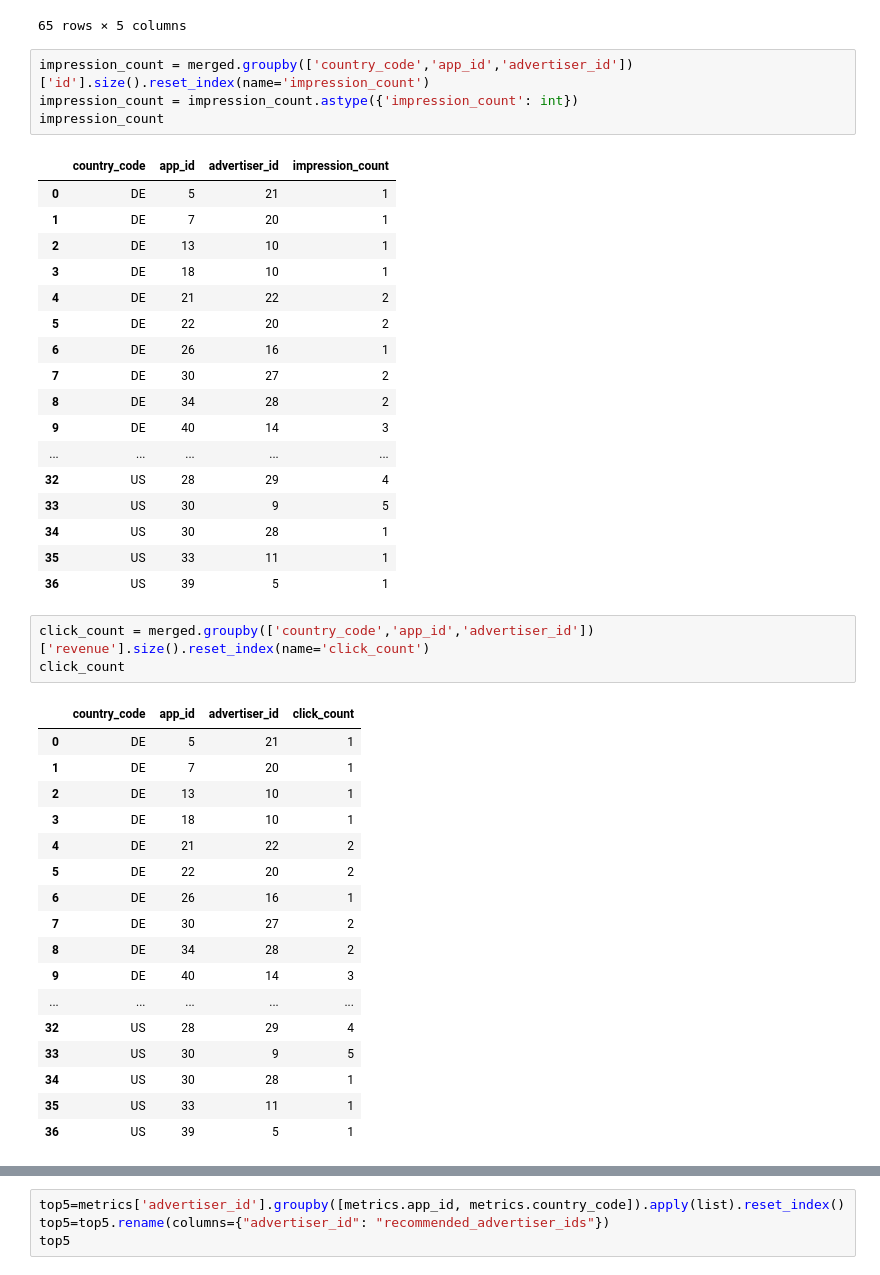
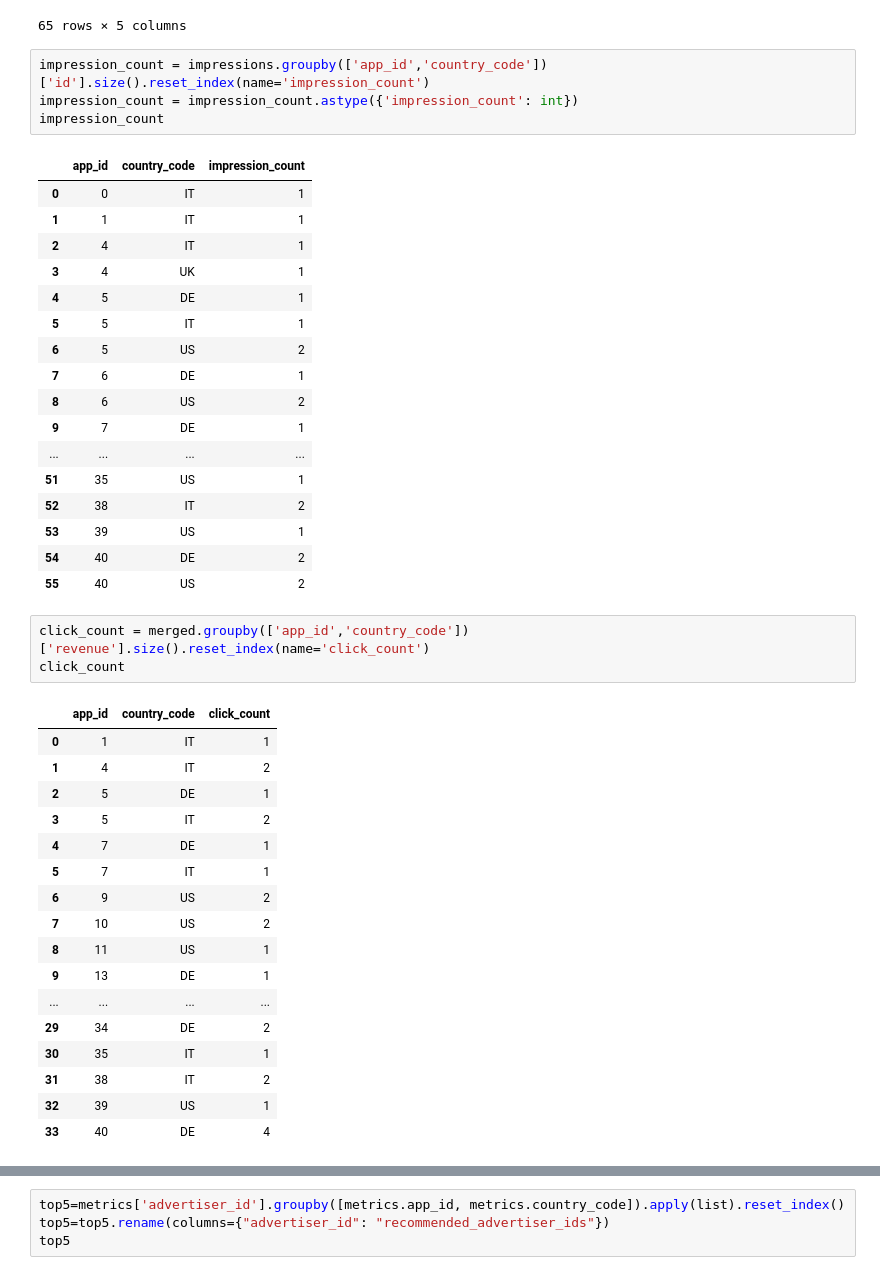
Before and after one commit to eyamini/Verve-Top-Advertisers, a Jupyter notebook: Merged.ipynb, the cells around one changed output, grey strips where cells are left out. Saved outputs shown, nothing was run; the diff lists cells and outputs as text.

```diff
--- a/Merged.ipynb
+++ b/Merged.ipynb
@@ -66,46 +70,46 @@ merged
 | 64 | 1 | 7 | IT | af2c2db3-c854-423e-a940-97b0b90743f2 | 2.290030 |
 65 rows × 5 columns
 # %%
-impression_count = merged.groupby(['country_code','app_id','advertiser_id'])['id'].size().reset_index(name='impression_count')
+impression_count = impressions.groupby(['app_id','country_code'])['id'].size().reset_index(name='impression_count')
 impression_count = impression_count.astype({'impression_count': int})
 impression_count
 # %% [output]
-|  | country_code | app_id | advertiser_id | impression_count |
-| 0 | DE | 5 | 21 | 1 |
-| 1 | DE | 7 | 20 | 1 |
-| 2 | DE | 13 | 10 | 1 |
-| 3 | DE | 18 | 10 | 1 |
-| 4 | DE | 21 | 22 | 2 |
-| 5 | DE | 22 | 20 | 2 |
-| 6 | DE | 26 | 16 | 1 |
-| 7 | DE | 30 | 27 | 2 |
-| 8 | DE | 34 | 28 | 2 |
-| 9 | DE | 40 | 14 | 3 |
-| ... | ... | ... | ... | ... |
-| 32 | US | 28 | 29 | 4 |
-| 33 | US | 30 | 9 | 5 |
-| 34 | US | 30 | 28 | 1 |
-| 35 | US | 33 | 11 | 1 |
-| 36 | US | 39 | 5 | 1 |
+|  | app_id | country_code | impression_count |
+| 0 | 0 | IT | 1 |
+| 1 | 1 | IT | 1 |
+| 2 | 4 | IT | 1 |
+| 3 | 4 | UK | 1 |
+| 4 | 5 | DE | 1 |
+| 5 | 5 | IT | 1 |
+| 6 | 5 | US | 2 |
+| 7 | 6 | DE | 1 |
+| 8 | 6 | US | 2 |
+| 9 | 7 | DE | 1 |
+| ... | ... | ... | ... |
+| 51 | 35 | US | 1 |
+| 52 | 38 | IT | 2 |
+| 53 | 39 | US | 1 |
+| 54 | 40 | DE | 2 |
+| 55 | 40 | US | 2 |
 # %%
-click_count = merged.groupby(['country_code','app_id','advertiser_id'])['revenue'].size().reset_index(name='click_count')
+click_count = merged.groupby(['app_id','country_code'])['revenue'].size().reset_index(name='click_count')
 click_count
 # %% [output]
-|  | country_code | app_id | advertiser_id | click_count |
-| 0 | DE | 5 | 21 | 1 |
-| 1 | DE | 7 | 20 | 1 |
-| 2 | DE | 13 | 10 | 1 |
-| 3 | DE | 18 | 10 | 1 |
-| 4 | DE | 21 | 22 | 2 |
-| 5 | DE | 22 | 20 | 2 |
-| 6 | DE | 26 | 16 | 1 |
-| 7 | DE | 30 | 27 | 2 |
-| 8 | DE | 34 | 28 | 2 |
-| 9 | DE | 40 | 14 | 3 |
-| ... | ... | ... | ... | ... |
-| 32 | US | 28 | 29 | 4 |
-| 33 | US | 30 | 9 | 5 |
-| 34 | US | 30 | 28 | 1 |
-| 35 | US | 33 | 11 | 1 |
-| 36 | US | 39 | 5 | 1 |
+|  | app_id | country_code | click_count |
+| 0 | 1 | IT | 1 |
+| 1 | 4 | IT | 2 |
+| 2 | 5 | DE | 1 |
+| 3 | 5 | IT | 2 |
+| 4 | 7 | DE | 1 |
+| 5 | 7 | IT | 1 |
+| 6 | 9 | US | 2 |
+| 7 | 10 | US | 2 |
+| 8 | 11 | US | 1 |
+| 9 | 13 | DE | 1 |
+| ... | ... | ... | ... |
+| 29 | 34 | DE | 2 |
+| 30 | 35 | IT | 1 |
+| 31 | 38 | IT | 2 |
+| 32 | 39 | US | 1 |
+| 33 | 40 | DE | 4 |
 # %%
```
Also changed, not shown: parts of 7 cells of this notebook.
